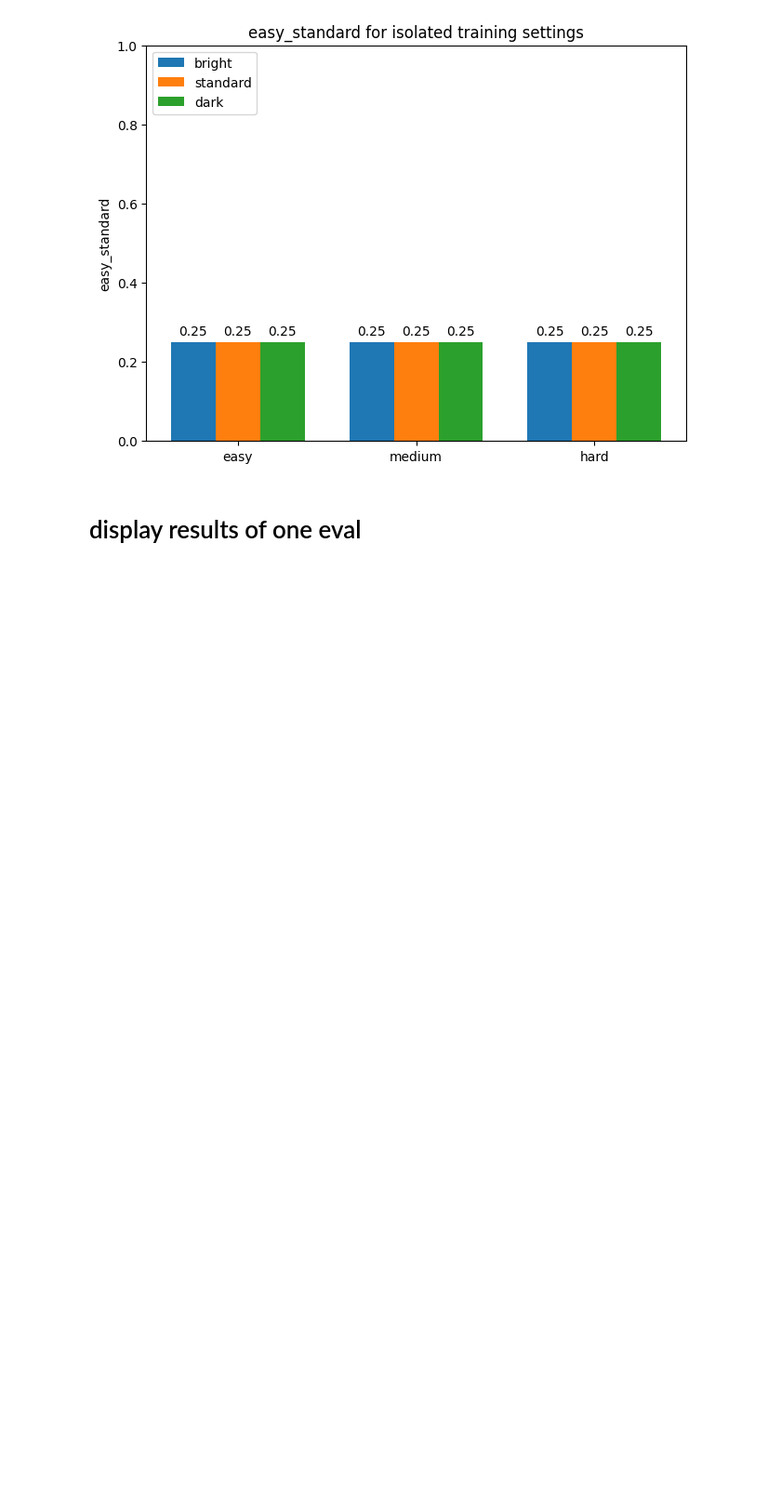
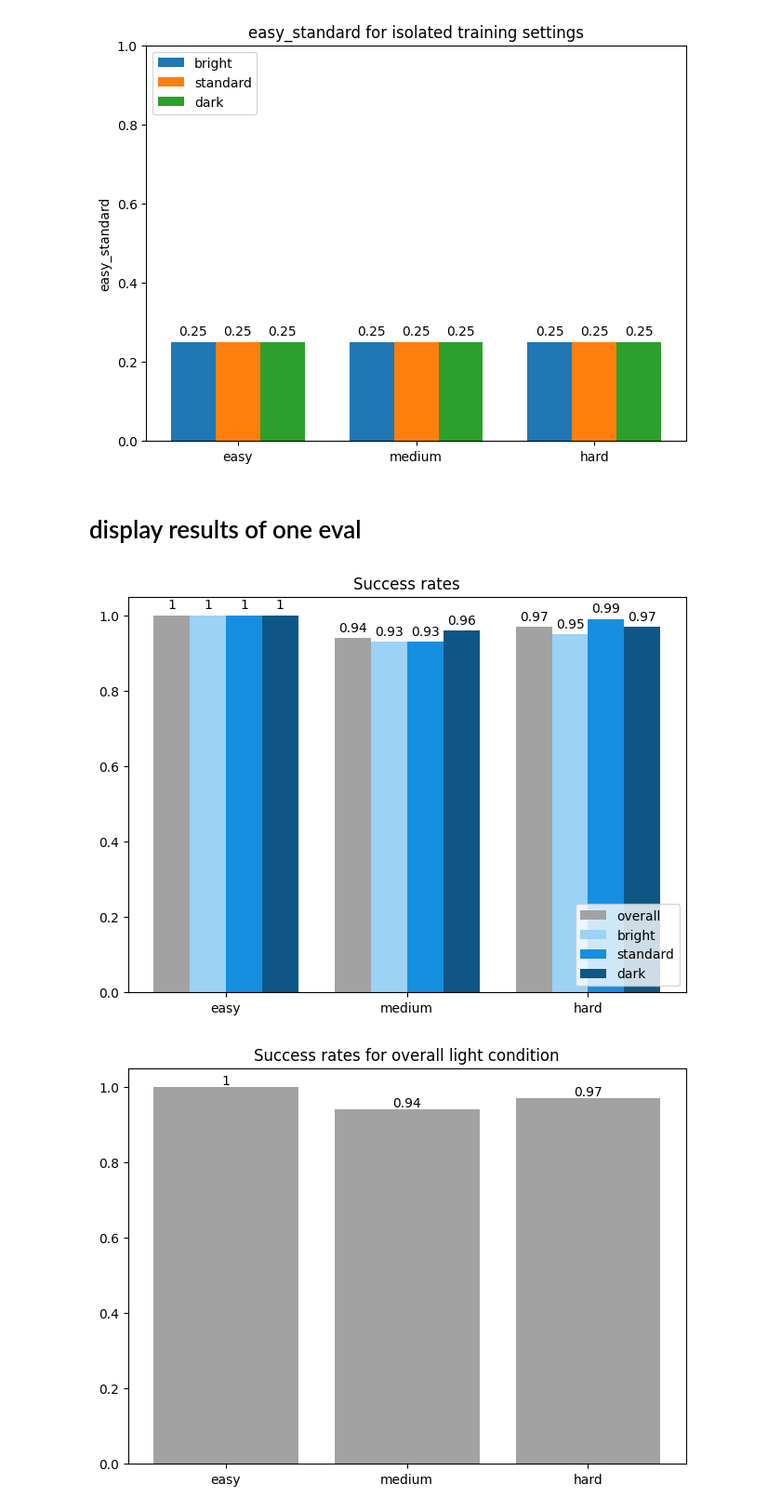
Before and after one commit to geschnee/carsim-rl-cnn, a Jupyter notebook: python/eval_runs_analysis.ipynb, the cells around one changed output. Shown at 93% size. Cells and saved outputs as stored; diff of their text form; code cells hidden in the pictures; blank space fills up the shorter version.

Commit message:
fix results graph and fix replay

```diff
--- a/python/isolated_runs_analysis.ipynb
+++ b/python/eval_runs_analysis.ipynb
@@ -153,9 +153,15 @@ filename isolated_runs_results/hard-dark/eval/success_easy_standard.csv
 # %% [markdown]
 # display results of one eval
 # %%
+color_mapping = {"overall": "blue", "bright":"yellow", "standard":"orange","dark":"red"}
+color_mapping = {"overall": "blue", "bright":"lightgrey", "standard":"darkgrey","dark":"dimgrey"}
+
+color_mapping = {"overall": "#a2a2a2", "bright":"#9cd2f6", "standard":"#158fe0","dark":"#0d5686"}
+# https://www.colorhexa.com/106daa
+
 def get_success_rate(target_dir, sr_name):
-    filename = f'{target_dir}/success_{sr_name}.csv'
-    print(f'filename {filename}')
+    filename = f'results/{target_dir}/eval/success_{sr_name}.csv'
+
 
     x =[]
     y = []
@@ -180,6 +186,8 @@ def all_success_rates_bar_plot(target_dir):
     light_settings = {"overall": [], "bright":[], "standard":[], "dark":[]}
     difficulties = ["easy","medium","hard"]
 
+
+
     for d in difficulties:
         for ls in light_settings.keys():
             if ls == "overall":
@@ -192,23 +200,22 @@ def all_success_rates_bar_plot(target_dir):
 
 
     x = np.arange(len(difficulties))  # the label locations
-    width = 0.25  # the width of the bars
+    width = 0.2  # the width of the bars
     multiplier = 0
 
     fig, ax = plt.subplots(layout='constrained')
 
     for attribute, measurement in light_settings.items():
         offset = width * multiplier
-        rects = ax.bar(x + offset, measurement, width, label=attribute)
+        rects = ax.bar(x + offset, measurement, width, label=attribute, color = color_mapping[attribute])
         ax.bar_label(rects, padding=3)
         multiplier += 1
 
     # Add some text for labels, title and custom x-axis tick labels, etc.
-    ax.set_ylabel(f'{sr_name}')
-    ax.set_title(f'Success rates for {target_dir}')
-    ax.set_xticks(x + width, difficulty_settings)
-    ax.legend(loc='upper left') #, ncols=3)
-    ax.set_ylim(0, 1)
+
+    ax.set_title(f'Success rates')
+    ax.set_xticks(x + 1.5*width, difficulties)
+    ax.legend(loc='lower right') #, ncols=3)
 
     #fig.tight_layout()
     filename = f'latex_images/from_notebook/{target_dir}_all_success_rates_barplot.png'
@@ -240,24 +247,27 @@ def light_setting_success_rates_bar_plot(target_dir, light_setting):
 
     fig, ax = plt.subplots(layout='constrained')
 
-    ax.bar(difficulties, success_rates, label=difficulties)
+    bars = ax.bar(difficulties, success_rates, label=difficulties, color=color_mapping[light_setting])
 
+    ax.bar_label(bars)
     # Add some text for labels, title and custom x-axis tick labels, etc.
-    ax.set_ylabel(f'{sr_name}')
-    ax.set_title(f'{light_setting} Success rates for {target_dir}')
-    ax.set_xticks(x + width, difficulty_settings)
-    ax.legend(loc='upper left') #, ncols=3)
-    ax.set_ylim(0, 1)
+
+    ax.set_title(f'Success rates for {light_setting} light condition')
+    ax.set_xticks(x, difficulties)
+    #ax.set_ylim(0, 1)
 
     #fig.tight_layout()
     filename = f'latex_images/from_notebook/{target_dir}_{light_setting}_success_rates_barplot.png'
     plt.savefig(filename)
     plt.show()
 # %%
-analyse_eval_dir="trainedHardStandardDistanceRewardEval"
+analyse_results_dir="success_trainedHardStandardDistanceRewardEval"
 
-all_success_rates_bar_plot(analyse_eval_dir)
+all_success_rates_bar_plot(analyse_results_dir)
 
 light_settings = ["overall","bright","standard","dark"]
 for ls in light_settings:
-    light_setting_success_rates_bar_plot(analyse_eval_dir, ls)
+    light_setting_success_rates_bar_plot(analyse_results_dir, ls)
+# %% [output]
+[figure, added]
+[figure, added]
```
Also changed, not shown: parts of 2 cells of this notebook, 6 other files.
